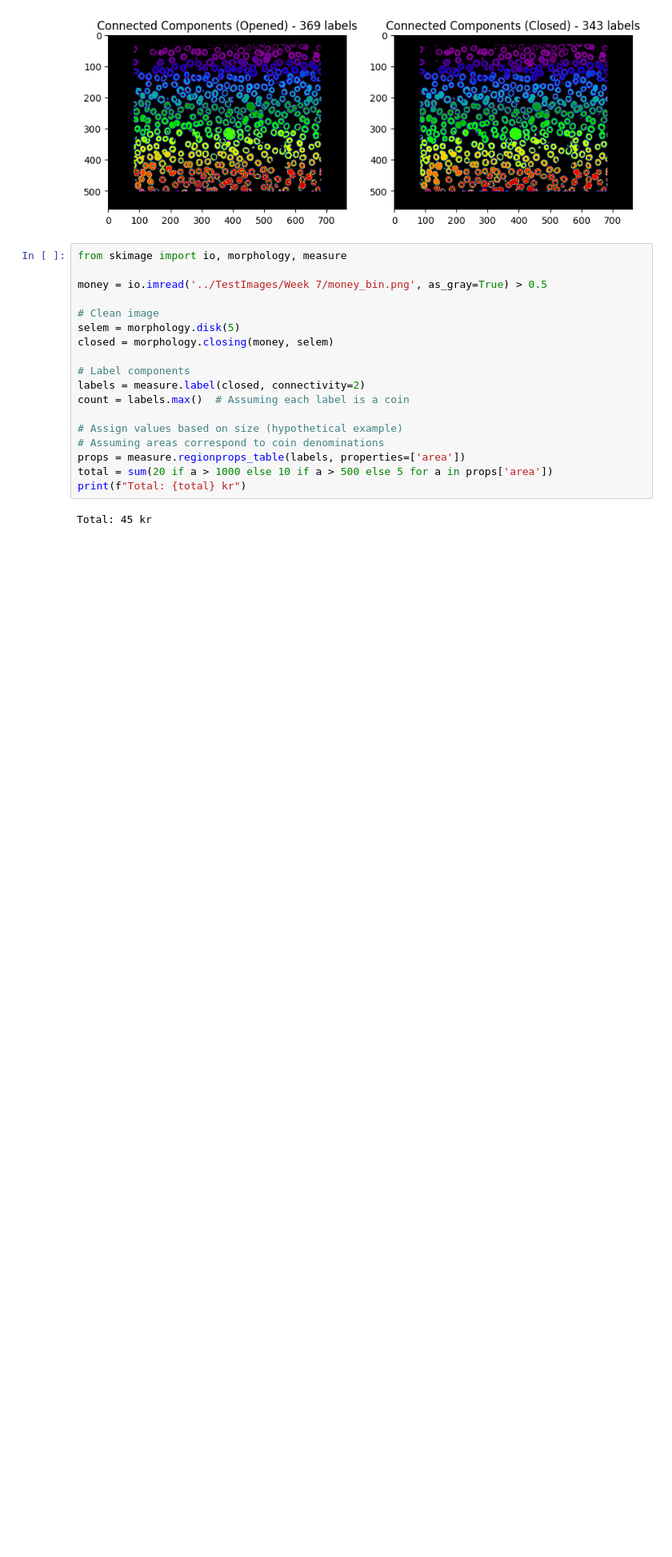
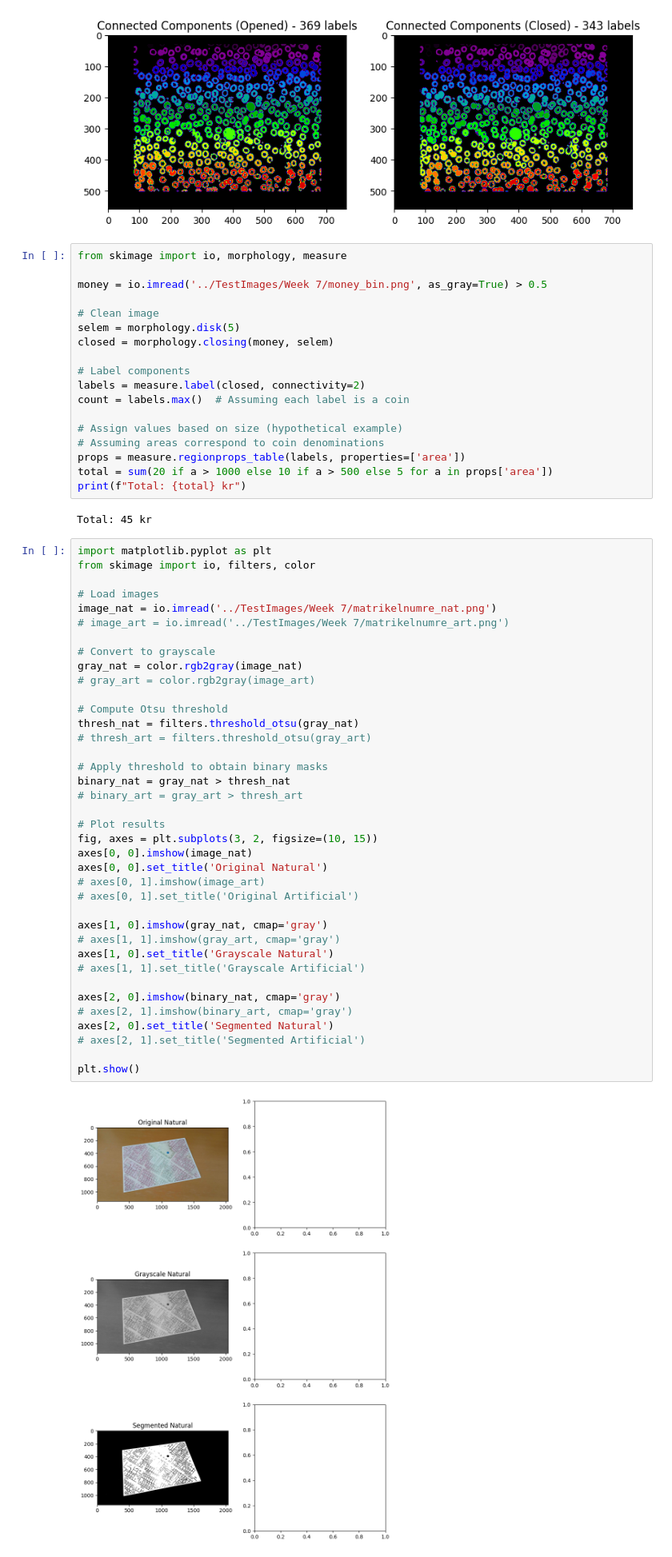
Before and after one commit to santiweide/SIG2025, a Jupyter notebook: code_week7/test.ipynb, the cells around one changed output. Shown at 80% size. Drawn from its saved outputs; the diff is of its cells as text; blank space fills up the shorter version.

```diff
--- a/code_week7/test.ipynb
+++ b/code_week7/test.ipynb
@@ -71,3 +71,43 @@ total = sum(20 if a > 1000 else 10 if a > 500 else 5 for a in props['area'])
 print(f"Total: {total} kr")
 # %% [output]
 Total: 45 kr
+# %%
+import matplotlib.pyplot as plt
+from skimage import io, filters, color
+
+# Load images
+image_nat = io.imread('../TestImages/Week 7/matrikelnumre_nat.png')
+# image_art = io.imread('../TestImages/Week 7/matrikelnumre_art.png')
+
+# Convert to grayscale
+gray_nat = color.rgb2gray(image_nat)
+# gray_art = color.rgb2gray(image_art)
+
+# Compute Otsu threshold
+thresh_nat = filters.threshold_otsu(gray_nat)
+# thresh_art = filters.threshold_otsu(gray_art)
+
+# Apply threshold to obtain binary masks
+binary_nat = gray_nat > thresh_nat
+# binary_art = gray_art > thresh_art
+
+# Plot results
+fig, axes = plt.subplots(3, 2, figsize=(10, 15))
+axes[0, 0].imshow(image_nat)
+axes[0, 0].set_title('Original Natural')
+# axes[0, 1].imshow(image_art)
+# axes[0, 1].set_title('Original Artificial')
+
+axes[1, 0].imshow(gray_nat, cmap='gray')
+# axes[1, 1].imshow(gray_art, cmap='gray')
+axes[1, 0].set_title('Grayscale Natural')
+# axes[1, 1].set_title('Grayscale Artificial')
+
+axes[2, 0].imshow(binary_nat, cmap='gray')
+# axes[2, 1].imshow(binary_art, cmap='gray')
+axes[2, 0].set_title('Segmented Natural')
+# axes[2, 1].set_title('Segmented Artificial')
+
+plt.show()
+# %% [output]
+[figure, added]
```
Also changed, not shown: parts of 3 cells of this notebook, 2 other files.
